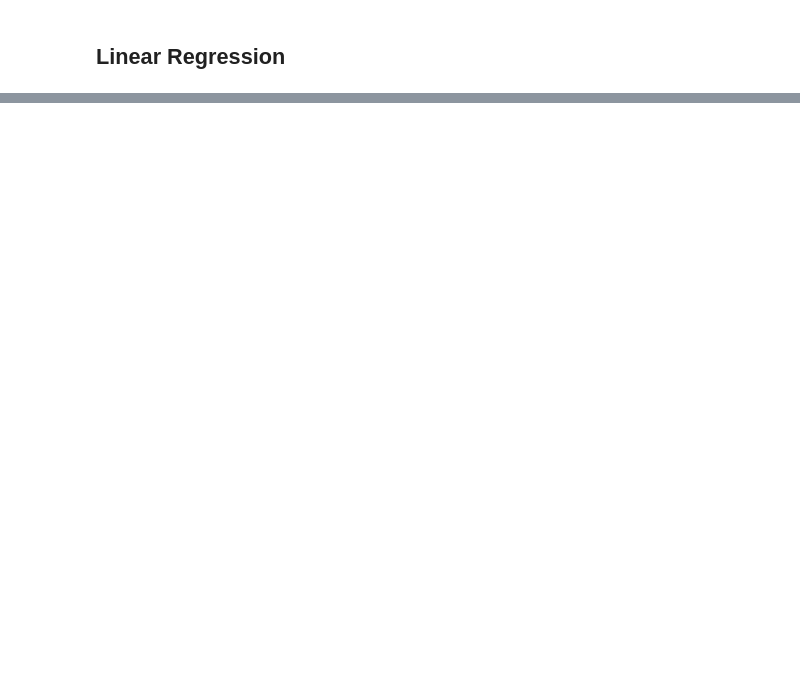
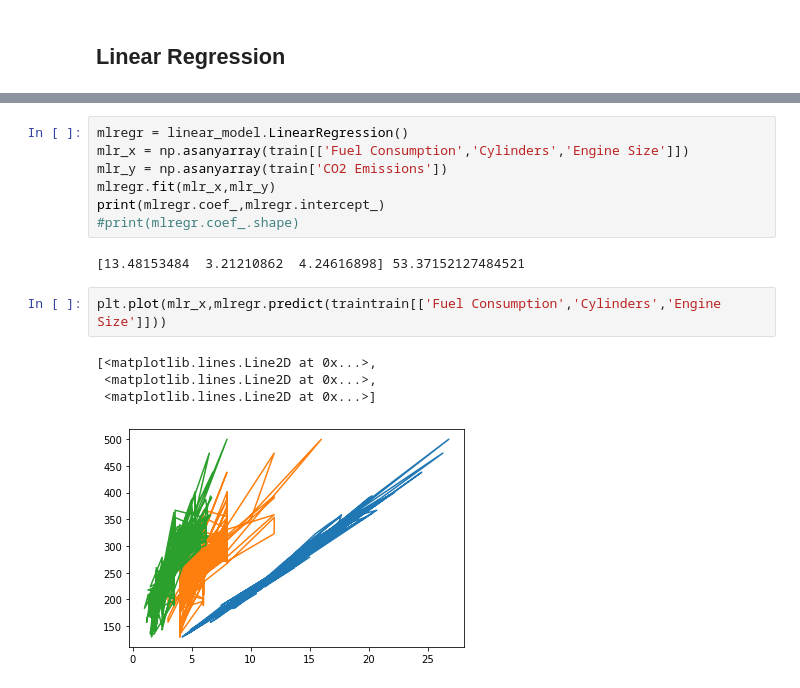
Before and after one commit to Yogendra3112/data_science, a Jupyter notebook: Machine Learning.ipynb, the cells around one changed output, grey strips where cells are left out. Saved outputs shown, nothing was run; the diff lists cells and outputs as text; blank space fills up the shorter version.

```diff
--- a/Machine Learning.ipynb
+++ b/Machine Learning.ipynb
@@ -174,0 +178,16 @@ plt.plot(test_x,lregr.predict(test_x))
+# %%
+mlregr = linear_model.LinearRegression()
+mlr_x = np.asanyarray(train[['Fuel Consumption','Cylinders','Engine Size']])
+mlr_y = np.asanyarray(train['CO2 Emissions'])
+mlregr.fit(mlr_x,mlr_y)
+print(mlregr.coef_,mlregr.intercept_)
+#print(mlregr.coef_.shape)
+# %% [output]
+[13.48153484  3.21210862  4.24616898] 53.37152127484521
+# %%
+plt.plot(mlr_x,mlregr.predict(traintrain[['Fuel Consumption','Cylinders','Engine Size']]))
+# %% [output]
+[<matplotlib.lines.Line2D at 0x...>,
+ <matplotlib.lines.Line2D at 0x...>,
+ <matplotlib.lines.Line2D at 0x...>]
+[figure, added]
```
Also changed, not shown: parts of 14 cells of this notebook.
